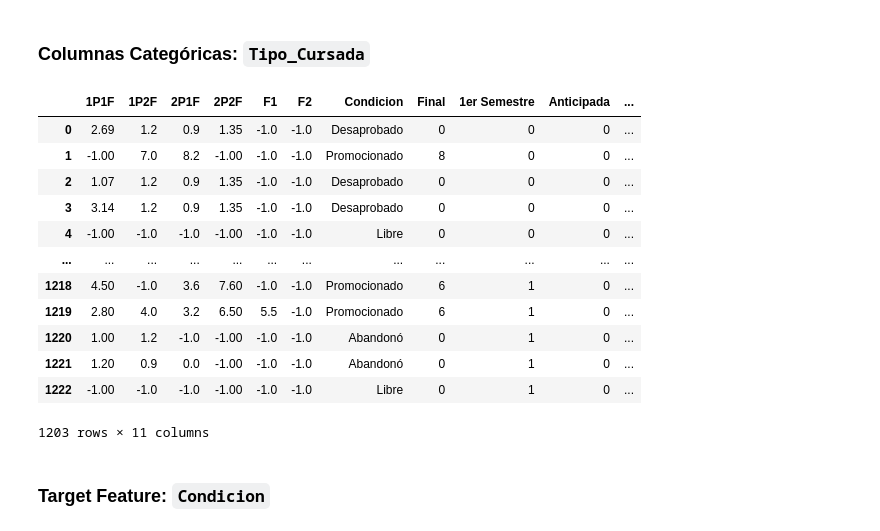
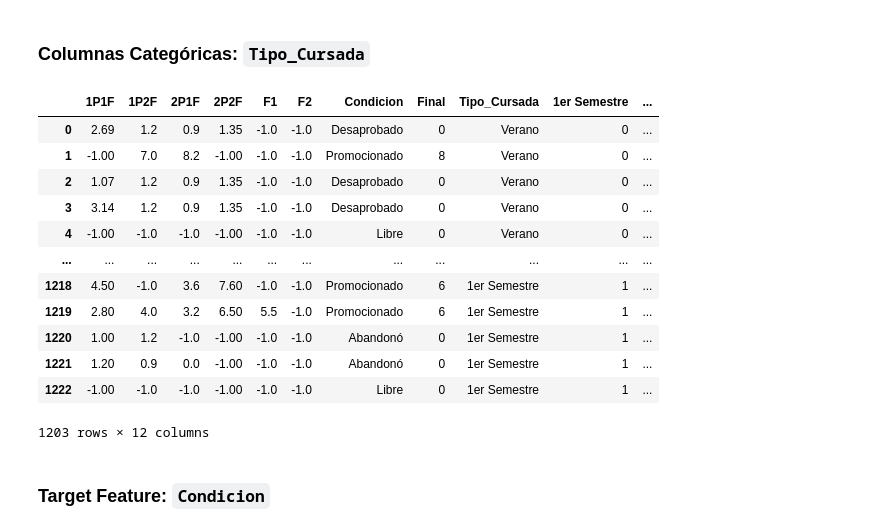
Before and after one commit to juanjogervasio/Intro-courses-analysis, a Jupyter notebook: notebooks/Predictivos.ipynb, the cells around one changed output. Saved outputs shown, nothing was run; the diff lists cells and outputs as text; code cells hidden in the pictures.

```diff
--- a/notebooks/Predictivos.ipynb
+++ b/notebooks/Predictivos.ipynb
@@ -204,24 +204,24 @@ memory usage: 77.9 KB
 # %%
 # Creo dummy values para los Tipos de Cursada
 new_columns = pd.get_dummies(filtered["Tipo_Cursada"], drop_first=False, dtype="int")
-# Agrego las nuevas columnas y quito la columna categórica original
+# Agrego las nuevas columnas pero mantengo la columna original
 filtered = pd.concat([filtered, new_columns], axis=1)
-filtered = filtered.drop(columns=["Tipo_Cursada"])
+#filtered = filtered.drop(columns=["Tipo_Cursada"])
 filtered
 # %% [output]
-|  | 1P1F | 1P2F | 2P1F | 2P2F | F1 | F2 | Condicion | Final | 1er Semestre | Anticipada | ... |
-| 0 | 2.69 | 1.2 | 0.9 | 1.35 | -1.0 | -1.0 | Desaprobado | 0 | 0 | 0 | ... |
-| 1 | -1.00 | 7.0 | 8.2 | -1.00 | -1.0 | -1.0 | Promocionado | 8 | 0 | 0 | ... |
-| 2 | 1.07 | 1.2 | 0.9 | 1.35 | -1.0 | -1.0 | Desaprobado | 0 | 0 | 0 | ... |
-| 3 | 3.14 | 1.2 | 0.9 | 1.35 | -1.0 | -1.0 | Desaprobado | 0 | 0 | 0 | ... |
-| 4 | -1.00 | -1.0 | -1.0 | -1.00 | -1.0 | -1.0 | Libre | 0 | 0 | 0 | ... |
+|  | 1P1F | 1P2F | 2P1F | 2P2F | F1 | F2 | Condicion | Final | Tipo_Cursada | 1er Semestre | ... |
+| 0 | 2.69 | 1.2 | 0.9 | 1.35 | -1.0 | -1.0 | Desaprobado | 0 | Verano | 0 | ... |
+| 1 | -1.00 | 7.0 | 8.2 | -1.00 | -1.0 | -1.0 | Promocionado | 8 | Verano | 0 | ... |
+| 2 | 1.07 | 1.2 | 0.9 | 1.35 | -1.0 | -1.0 | Desaprobado | 0 | Verano | 0 | ... |
+| 3 | 3.14 | 1.2 | 0.9 | 1.35 | -1.0 | -1.0 | Desaprobado | 0 | Verano | 0 | ... |
+| 4 | -1.00 | -1.0 | -1.0 | -1.00 | -1.0 | -1.0 | Libre | 0 | Verano | 0 | ... |
 | ... | ... | ... | ... | ... | ... | ... | ... | ... | ... | ... | ... |
-| 1218 | 4.50 | -1.0 | 3.6 | 7.60 | -1.0 | -1.0 | Promocionado | 6 | 1 | 0 | ... |
-| 1219 | 2.80 | 4.0 | 3.2 | 6.50 | 5.5 | -1.0 | Promocionado | 6 | 1 | 0 | ... |
-| 1220 | 1.00 | 1.2 | -1.0 | -1.00 | -1.0 | -1.0 | Abandonó | 0 | 1 | 0 | ... |
-| 1221 | 1.20 | 0.9 | 0.0 | -1.00 | -1.0 | -1.0 | Abandonó | 0 | 1 | 0 | ... |
-| 1222 | -1.00 | -1.0 | -1.0 | -1.00 | -1.0 | -1.0 | Libre | 0 | 1 | 0 | ... |
+| 1218 | 4.50 | -1.0 | 3.6 | 7.60 | -1.0 | -1.0 | Promocionado | 6 | 1er Semestre | 1 | ... |
+| 1219 | 2.80 | 4.0 | 3.2 | 6.50 | 5.5 | -1.0 | Promocionado | 6 | 1er Semestre | 1 | ... |
+| 1220 | 1.00 | 1.2 | -1.0 | -1.00 | -1.0 | -1.0 | Abandonó | 0 | 1er Semestre | 1 | ... |
+| 1221 | 1.20 | 0.9 | 0.0 | -1.00 | -1.0 | -1.0 | Abandonó | 0 | 1er Semestre | 1 | ... |
+| 1222 | -1.00 | -1.0 | -1.0 | -1.00 | -1.0 | -1.0 | Libre | 0 | 1er Semestre | 1 | ... |
-1203 rows × 11 columns
+1203 rows × 12 columns
 # %% [markdown]
 ### Target Feature: `Condicion`
 # %%
```
Also changed, not shown: parts of 21 cells of this notebook.
